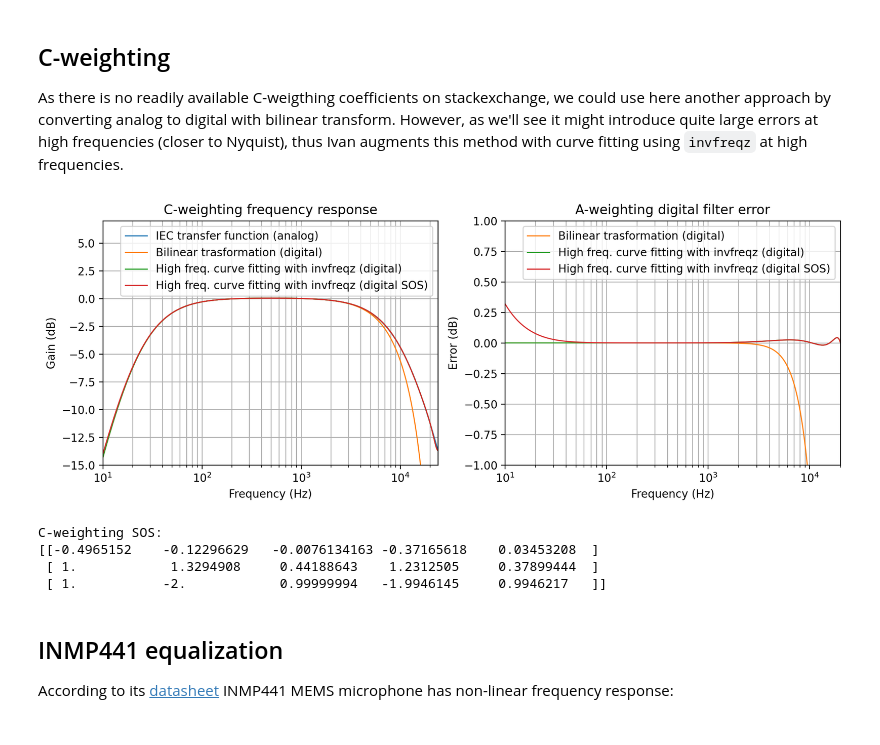
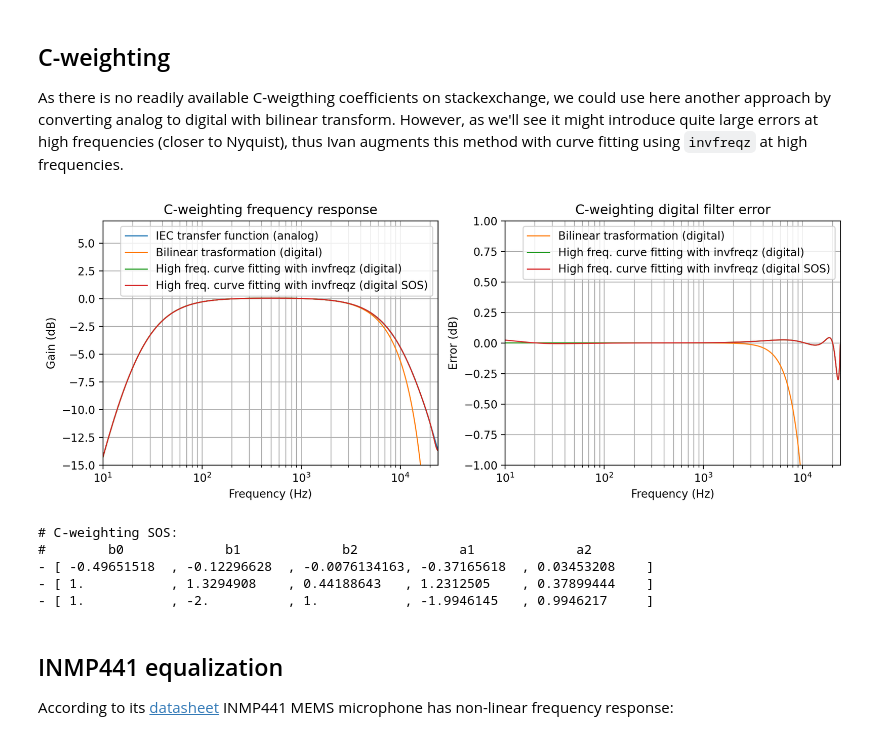
Before and after one commit to stas-sl/esphome-sound-level-meter, a Jupyter notebook: math/filter-design.ipynb, the cells around one changed output. Drawn from its saved outputs; the diff is of its cells as text; code cells hidden in the pictures.

```diff
--- a/math/filter-design.ipynb
+++ b/math/filter-design.ipynb
@@ -23,7 +22,23 @@ set_printoptions(precision=20, floatmode='unique', linewidth=200, suppress=True)
 # %%
 fs = 48000
 f = logspace(0, 5, 2048)
-sos_coeff = [0, 1, 2, 4, 5]
+f = f[f <= fs // 2]
+# %%
+def print_sos(sos, min_width=0):
+  max_width = max(len(np.format_float_positional(y)) for x in sos for y in x)
+  max_width = max(min_width, max_width)
+  print('#' + ' ' * (max_width // 2 + 2), end='')
+  for i, x in enumerate('b0 b1 b2 a1 a2'.split()):
+    print(f'{x: <{max_width + 2}}', end='')
+  print()
+  for x in sos:
+    print('- [ ', end='')
+    for i, y in enumerate(x):
+      if i != 3: # omit a0, which is always 1
+        ys = np.format_float_positional(y)
+        comma = ', ' if i != 5 else ''
+        print(f'{ys: <{max_width}}{comma}', end='')
+    print(' ]')
 # %% [markdown]
 ## A-weighting
 
@@ -134,43 +150,44 @@ sos = tf2sos(B_d, A_d).astype('float32')
 
 # Compute frequency response of analog and digital filters
 _, H_a = freqs(B_a, A_a, f * (2 * pi))
 _, H_d_bt = freqz(B_d_bt, A_d_bt, f, fs=fs)
 _, H_d = freqz(B_d, A_d, f, fs=fs)
 _, H_sos = sosfreqz(sos, f, fs=fs)
 
 fig, ax = plt.subplots(1, 2, figsize=(12, 4))
 ax[0].semilogx(f, 20 * log10(abs(H_a)), 'C0', lw=1, label='IEC transfer function (analog)')
 ax[0].semilogx(f, 20 * log10(abs(H_d_bt)), 'C1', lw=1, label='Bilinear trasformation (digital)')
 ax[0].semilogx(f, 20 * log10(abs(H_d)), 'C2', lw=1, label='High freq. curve fitting with invfreqz (digital)')
 ax[0].semilogx(f, 20 * log10(abs(H_sos)), 'C3', lw=1, label='High freq. curve fitting with invfreqz (digital SOS)')
 ax[0].set_xlim(10, fs / 2)
 ax[0].set_ylim(-15, 7)
 ax[0].set_title('C-weighting frequency response')
 ax[0].set_xlabel('Frequency (Hz)')
 ax[0].set_ylabel('Gain (dB)')
 ax[0].grid(True, which='both')
 ax[0].legend()
 
 ax[1].semilogx(f, 20 * np.log10(abs(H_d_bt)) - 20 * np.log10(abs(H_a)), 'C1', lw=1, label='Bilinear trasformation (digital)')
 ax[1].semilogx(f, 20 * np.log10(abs(H_d)) - 20 * np.log10(abs(H_a)), 'C2', lw=1, label='High freq. curve fitting with invfreqz (digital)')
 ax[1].semilogx(f, 20 * np.log10(abs(H_sos)) - 20 * np.log10(abs(H_a)), 'C3', lw=1, label='High freq. curve fitting with invfreqz (digital SOS)')
-ax[1].set_xlim([10, 20000])
-ax[1].set_ylim([-1, 1])
-ax[1].set_title('A-weighting digital filter error')
+ax[1].set_xlim(10, fs / 2)
+ax[1].set_ylim(-1, 1)
+ax[1].set_title('C-weighting digital filter error')
 ax[1].set_xlabel('Frequency (Hz)')
 ax[1].set_ylabel('Error (dB)')
 ax[1].grid(True, which='both')
 ax[1].legend()
 plt.show()
 
-print('C-weighting SOS:')
-print(sos[:, sos_coeff])
+print('# C-weighting SOS:')
+print_sos(sos)
 # %% [output]
-[figure, old version]
+[figure, new version]
-C-weighting SOS:
-[[-0.4965152    -0.12296629   -0.0076134163 -0.37165618    0.03453208  ]
- [ 1.            1.3294908     0.44188643    1.2312505     0.37899444  ]
- [ 1.           -2.            0.99999994   -1.9946145     0.9946217   ]]
+# C-weighting SOS:
+#        b0             b1             b2             a1             a2
+- [ -0.49651518  , -0.12296628  , -0.0076134163, -0.37165618  , 0.03453208    ]
+- [ 1.           , 1.3294908    , 0.44188643   , 1.2312505    , 0.37899444    ]
+- [ 1.           , -2.          , 1.           , -1.9946145   , 0.9946217     ]
 # %% [markdown]
 ## INMP441 equalization
 
```
Also changed, not shown: parts of 5 cells of this notebook, 2 other files.
